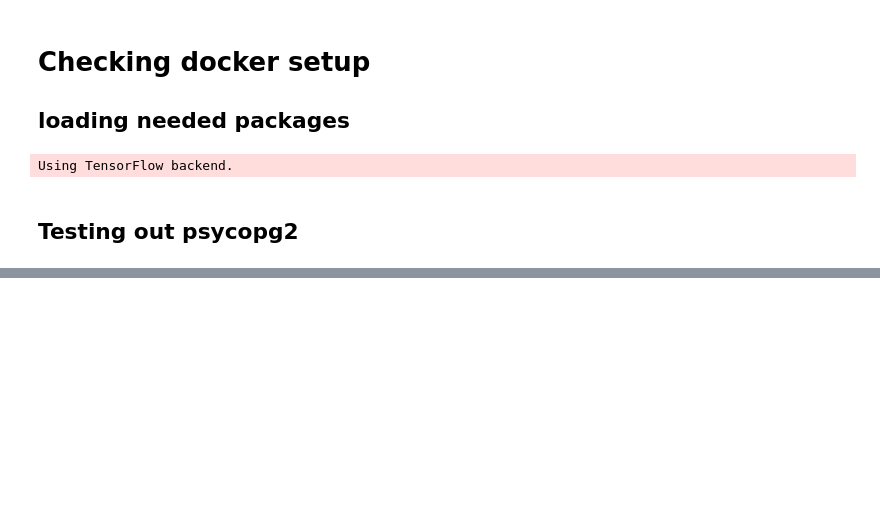
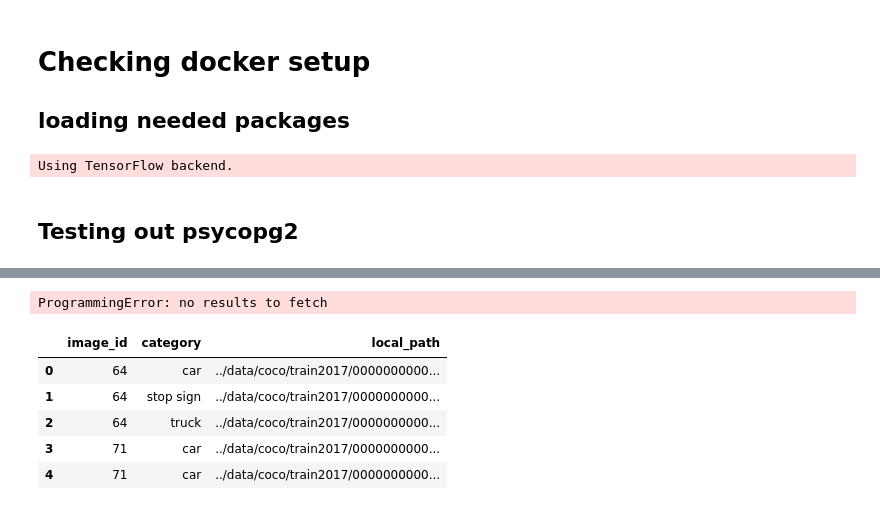
Before and after one commit to mosqueteiro/detecting_trafficlights, a Jupyter notebook: notebooks/Testing_environment.ipynb, the cells around one changed output, grey strips where cells are left out. Cells and saved outputs as stored; diff of their text form; code cells hidden in the pictures; blank space fills up the shorter version.

```diff
--- a/notebooks/Testing_environment.ipynb
+++ b/notebooks/Testing_environment.ipynb
@@ -129,0 +189,22 @@ Successfully installed certifi-2019.3.9 chardet-3.0.4 idna-2.8 requests-2.21.0 u
+# %%
+qbd.connxn.rollback()
+qbd.query_database(views)
+# %% [output]
+ProgrammingError: no results to fetch
+# %%
+qbd.query_database('''
+SELECT
+    image_id,
+    category,
+    local_path
+FROM
+    street_images
+''')
+qbd.df_query.head()
+# %% [output]
+|  | image_id | category | local_path |
+| 0 | 64 | car | ../data/coco/train2017/0000000000... |
+| 1 | 64 | stop sign | ../data/coco/train2017/0000000000... |
+| 2 | 64 | truck | ../data/coco/train2017/0000000000... |
+| 3 | 71 | car | ../data/coco/train2017/0000000000... |
+| 4 | 71 | car | ../data/coco/train2017/0000000000... |
```
Also changed, not shown: parts of 27 cells of this notebook, 2 other files.
